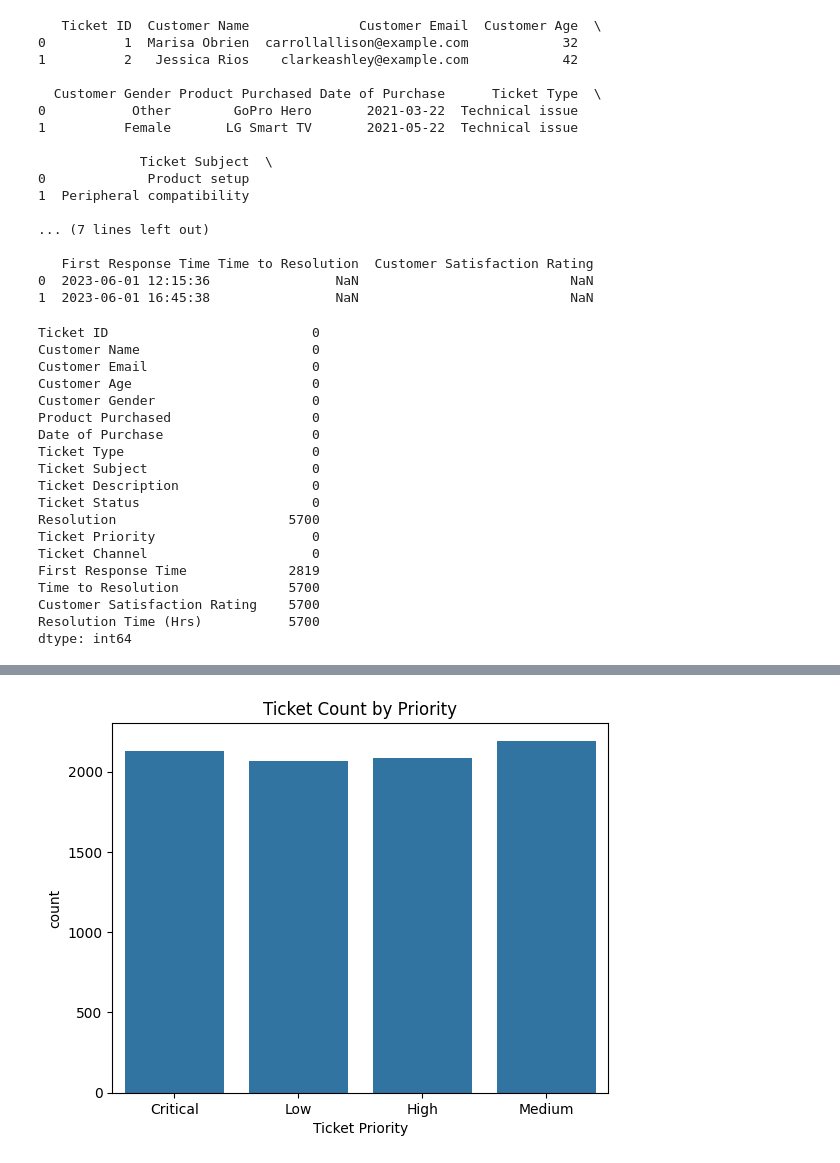
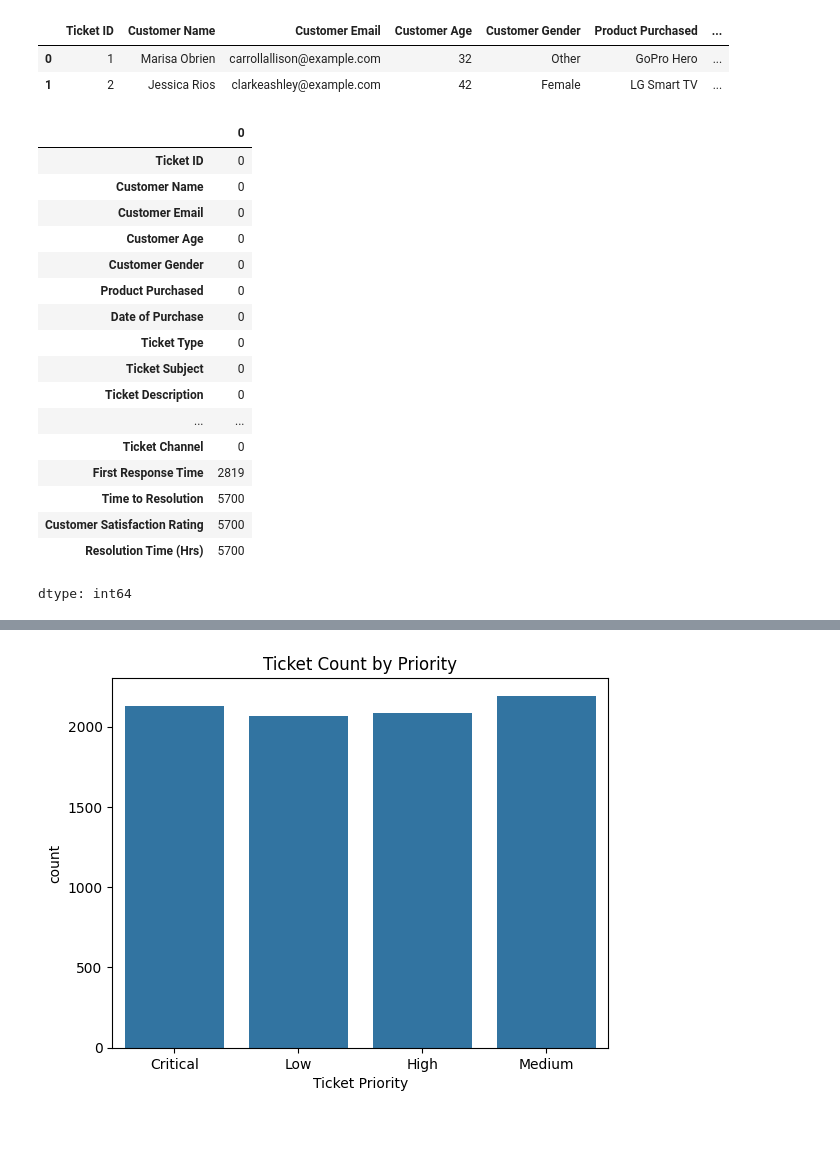
Before and after one commit to Naitik582/FUTURE_DS_02, a Jupyter notebook: Customer_Support_Data_Analysis_&_Tickets_Solutions.ipynb, the cells around one changed output, grey strips where cells are left out. Saved outputs shown, nothing was run; the diff lists cells and outputs as text; code cells hidden in the pictures; blank space fills up the shorter version.

```diff
--- a/Customer_Support_Data_Analysis_&_Tickets_Solutions.ipynb
+++ b/Customer_Support_Data_Analysis_&_Tickets_Solutions.ipynb
@@ -9,25 +9,13 @@ Saving customer_support_tickets.csv to customer_support_tickets (1).csv
 # %%
 import pandas as pd
 
+# Load your file
 df = pd.read_csv("customer_support_tickets.csv")
 
-print(df.head(2))
+# Preview first 2 rows
+df.head(2)
 # %% [output]
-   Ticket ID  Customer Name              Customer Email  Customer Age  \
-0          1  Marisa Obrien  carrollallison@example.com            32
-1          2   Jessica Rios    clarkeashley@example.com            42
-
-  Customer Gender Product Purchased Date of Purchase      Ticket Type  \
-0           Other        GoPro Hero       2021-03-22  Technical issue
-1          Female       LG Smart TV       2021-05-22  Technical issue
-
-             Ticket Subject  \
-0             Product setup
-1  Peripheral compatibility
-
-... (7 lines left out)
-
-   First Response Time Time to Resolution  Customer Satisfaction Rating
-0  2023-06-01 12:15:36                NaN                           NaN
-1  2023-06-01 16:45:38                NaN                           NaN
+|  | Ticket ID | Customer Name | Customer Email | Customer Age | Customer Gender | Product Purchased | ... |
+| 0 | 1 | Marisa Obrien | carrollallison@example.com | 32 | Other | GoPro Hero | ... |
+| 1 | 2 | Jessica Rios | clarkeashley@example.com | 42 | Female | LG Smart TV | ... |
 # %%
@@ -42,24 +33,24 @@ df['Time to Resolution'] = pd.to_datetime(df['Time to Resolution'], errors='coer
 df['Resolution Time (Hrs)'] = (df['Time to Resolution'] - df['First Response Time']).dt.total_seconds() / 3600
 # %%
-print(df.isnull().sum())
+# Check missing values
+df.isnull().sum()
 # %% [output]
+|  | 0 |
+| Ticket ID | 0 |
+| Customer Name | 0 |
+| Customer Email | 0 |
+| Customer Age | 0 |
+| Customer Gender | 0 |
+| Product Purchased | 0 |
+| Date of Purchase | 0 |
+| Ticket Type | 0 |
+| Ticket Subject | 0 |
+| Ticket Description | 0 |
+| ... | ... |
+| Ticket Channel | 0 |
+| First Response Time | 2819 |
+| Time to Resolution | 5700 |
+| Customer Satisfaction Rating | 5700 |
+| Resolution Time (Hrs) | 5700 |
-Ticket ID                          0
-Customer Name                      0
-Customer Email                     0
-Customer Age                       0
-Customer Gender                    0
-Product Purchased                  0
-Date of Purchase                   0
-Ticket Type                        0
-Ticket Subject                     0
-Ticket Description                 0
-Ticket Status                      0
-Resolution                      5700
-Ticket Priority                    0
-Ticket Channel                     0
-First Response Time             2819
-Time to Resolution              5700
-Customer Satisfaction Rating    5700
-Resolution Time (Hrs)           5700
 dtype: int64
 # %%
```
Also changed, not shown: parts of 7 cells of this notebook.
